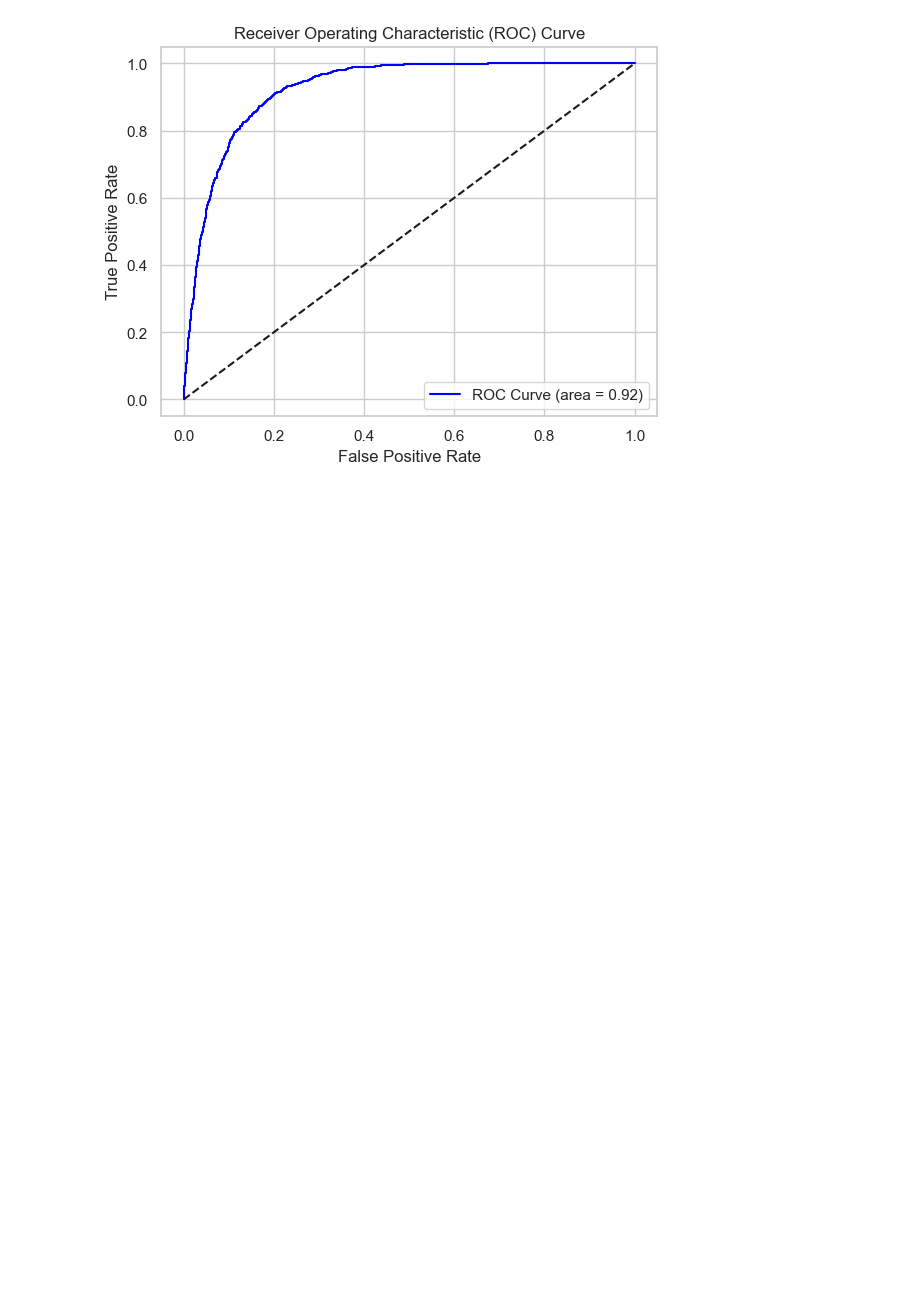
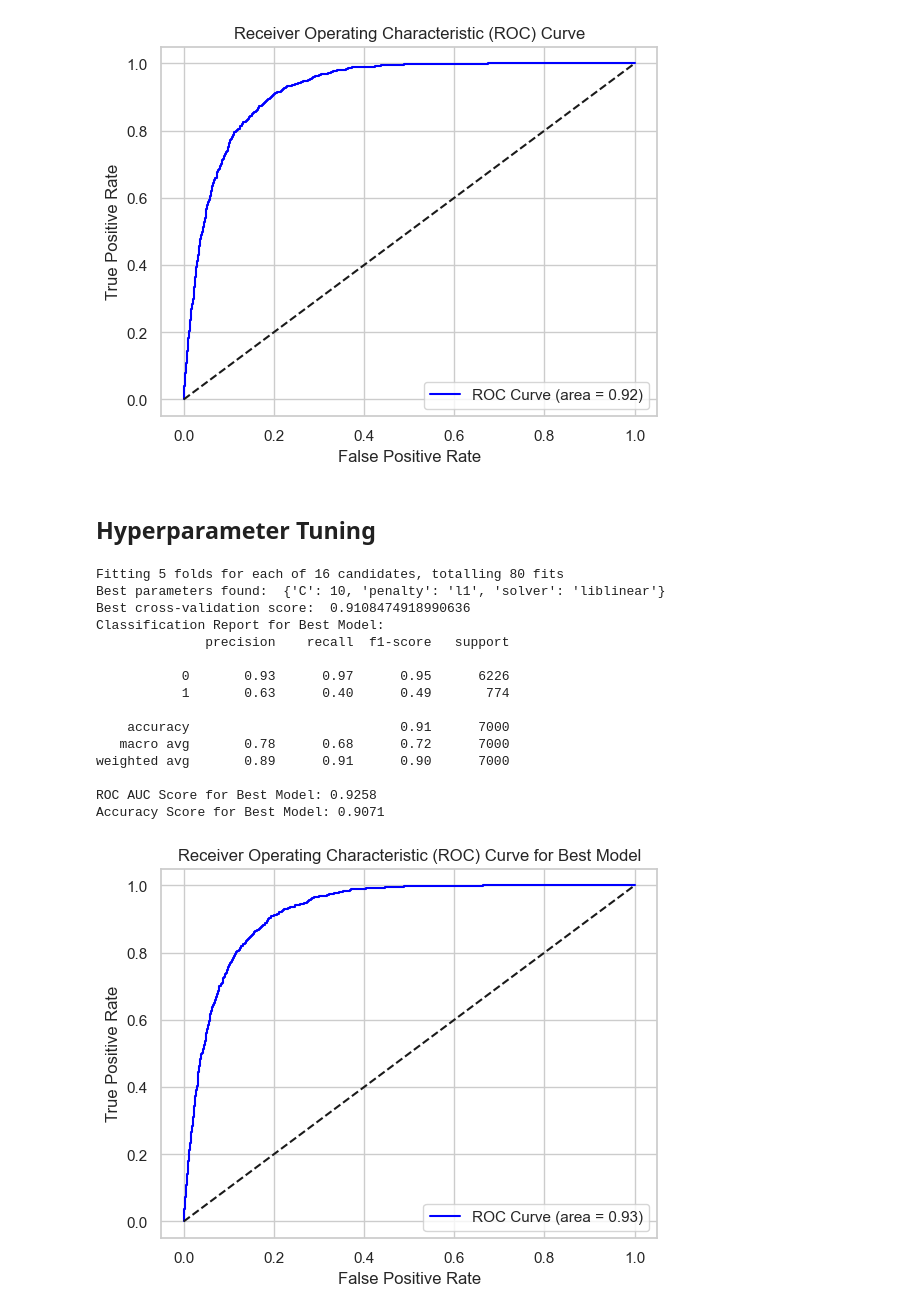
Before and after one commit to rickyjcg22/sales_success_prediction, a Jupyter notebook: model_logreg.ipynb, the cells around one changed output. Drawn from its saved outputs; the diff is of its cells as text; code cells hidden in the pictures; blank space fills up the shorter version.

Commit message:
Logistic Regression - updated

```diff
--- a/model_logreg.ipynb
+++ b/model_logreg.ipynb
@@ -106,3 +110,61 @@ plt.legend(loc='lower right')
 plt.show()
 # %% [output]
 [figure]
+# %% [markdown]
+## Hyperparameter Tuning
+# %%
+# Grid search for hyperparameter tuning
+param_grid = {
+    'C': [0.01, 0.1, 1, 10],
+    'penalty': ['l1','l2'],
+    'solver': ['lbfgs', 'liblinear']
+}
+
+grid = GridSearchCV(LogisticRegression(max_iter=10000, random_state=42),
+                    param_grid, cv=5, scoring='accuracy', verbose=1, n_jobs=-1)
+grid.fit(X_train, y_train.values.ravel())
+print("Best parameters found: ", grid.best_params_)
+print("Best cross-validation score: ", grid.best_score_)
+
+# Evaluate the best model from grid search
+best_model = grid.best_estimator_
+y_pred_best = best_model.predict(X_test)
+
+# Classification report for the best model
+print("Classification Report for Best Model:")
+print(classification_report(y_test, y_pred_best))
+
+# ROC AUC Score for the best model
+roc_auc_best = roc_auc_score(y_test, best_model.predict_proba(X_test)[:, 1])
+print(f"ROC AUC Score for Best Model: {roc_auc_best:.4f}")
+
+# Accuracy Score for the best model
+accuracy_best = accuracy_score(y_test, y_pred_best)
+print(f"Accuracy Score for Best Model: {accuracy_best:.4f}")
+
+# Plot ROC Curve for the best model
+fpr_best, tpr_best, thresholds_best = roc_curve(y_test, best_model.predict_proba(X_test)[:, 1])
+plt.plot(fpr_best, tpr_best, color='blue', label='ROC Curve (area = {:.2f})'.format(roc_auc_best))
+plt.plot([0, 1], [0, 1], color='k', linestyle='--')
+plt.xlabel('False Positive Rate')
+plt.ylabel('True Positive Rate')
+plt.title('Receiver Operating Characteristic (ROC) Curve for Best Model')
+plt.legend(loc='lower right')
+plt.show()
+# %% [output]
+Fitting 5 folds for each of 16 candidates, totalling 80 fits
+Best parameters found:  {'C': 10, 'penalty': 'l1', 'solver': 'liblinear'}
+Best cross-validation score:  0.9108474918990636
+Classification Report for Best Model:
+              precision    recall  f1-score   support
+
+           0       0.93      0.97      0.95      6226
+           1       0.63      0.40      0.49       774
+
+    accuracy                           0.91      7000
+   macro avg       0.78      0.68      0.72      7000
+weighted avg       0.89      0.91      0.90      7000
+
+ROC AUC Score for Best Model: 0.9258
+Accuracy Score for Best Model: 0.9071
+[figure, added]
```
Also changed, not shown: parts of 2 cells of this notebook.
